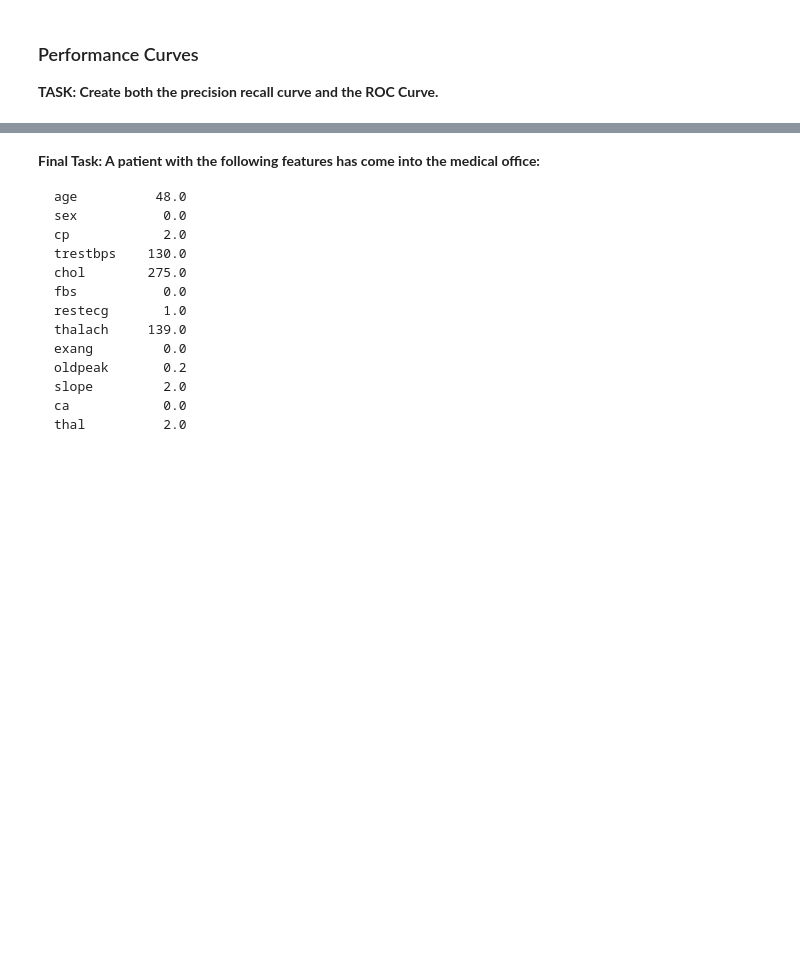
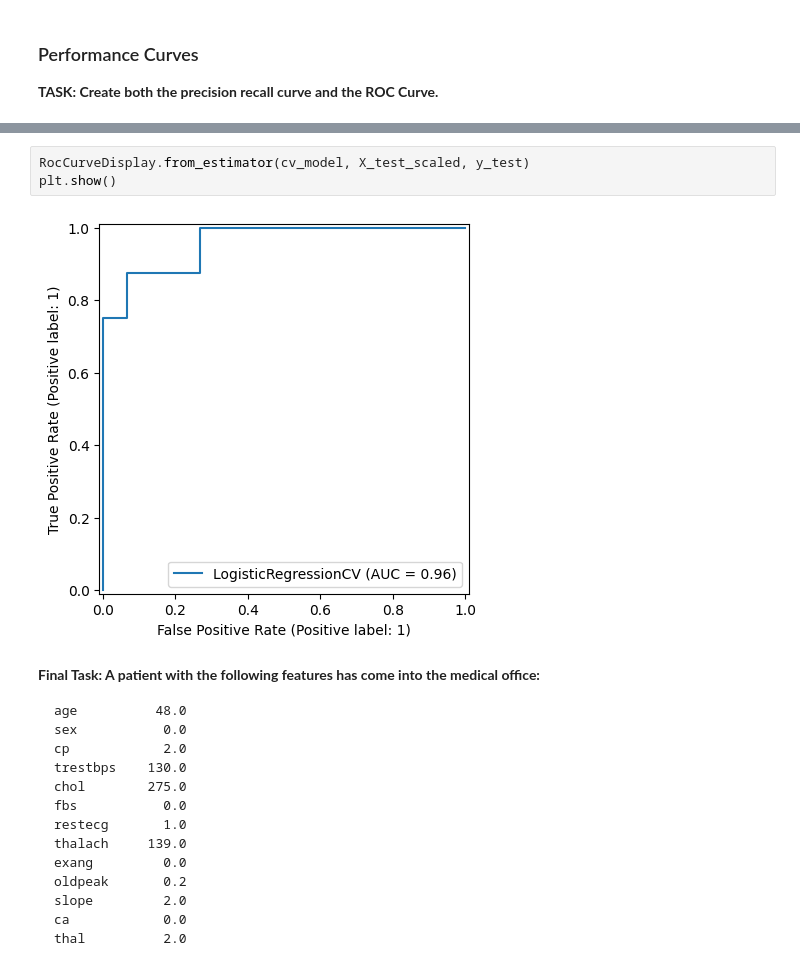
Before and after one commit to pgvv/DS-Projects, a Jupyter notebook: Logistic Regression.ipynb, the cells around one changed output, grey strips where cells are left out. Saved outputs shown, nothing was run; the diff lists cells and outputs as text; blank space fills up the shorter version.

```diff
--- a/Logistic Regression.ipynb
+++ b/Logistic Regression.ipynb
@@ -293,3 +297,8 @@ weighted avg       0.84      0.84      0.84        31
+# %%
+RocCurveDisplay.from_estimator(cv_model, X_test_scaled, y_test)
+plt.show()
+# %% [output]
+[figure, added]
 # %% [markdown]
 **Final Task: A patient with the following features has come into the medical office:**
 
```
Also changed, not shown: parts of 33 cells of this notebook.
